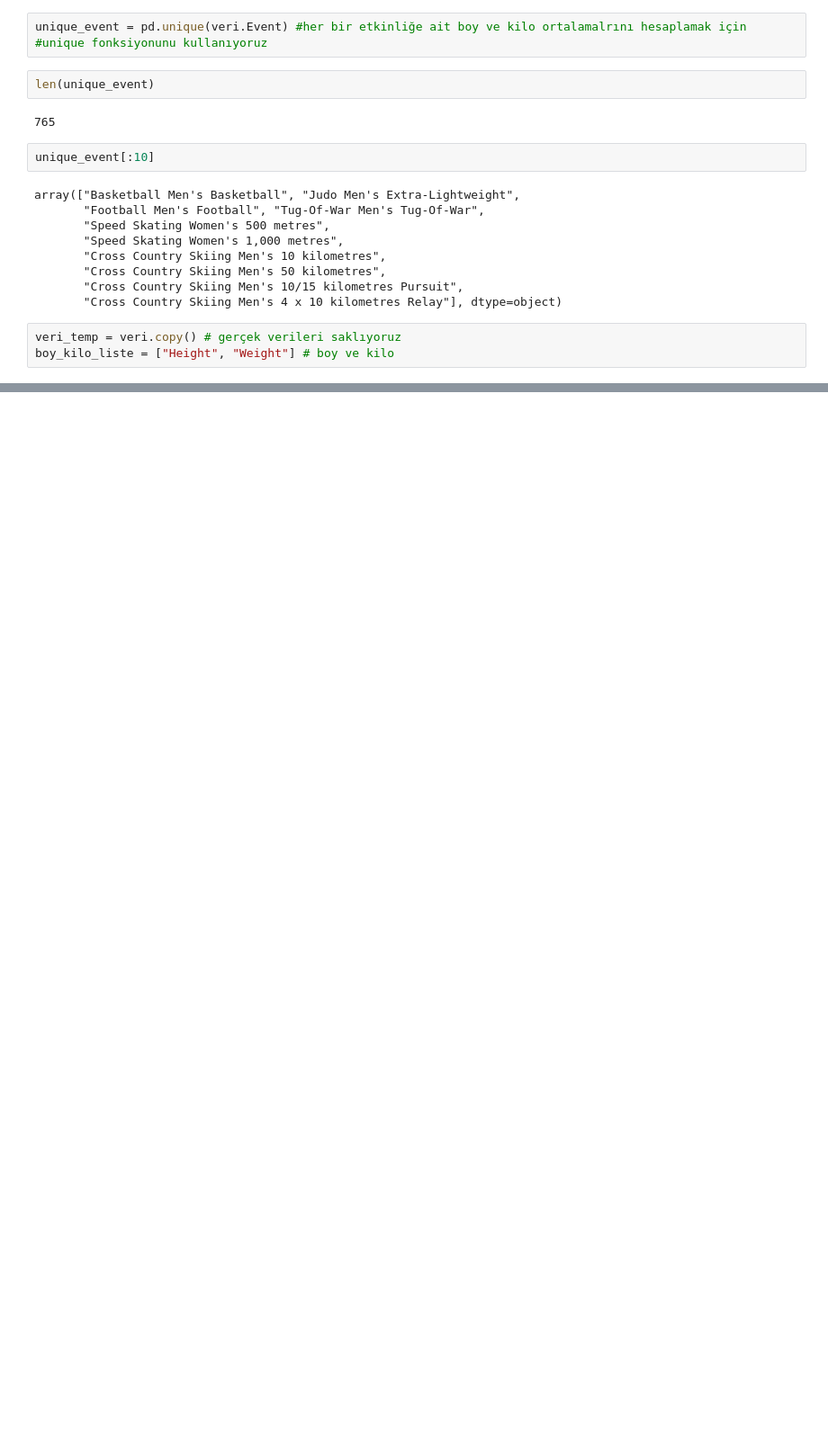
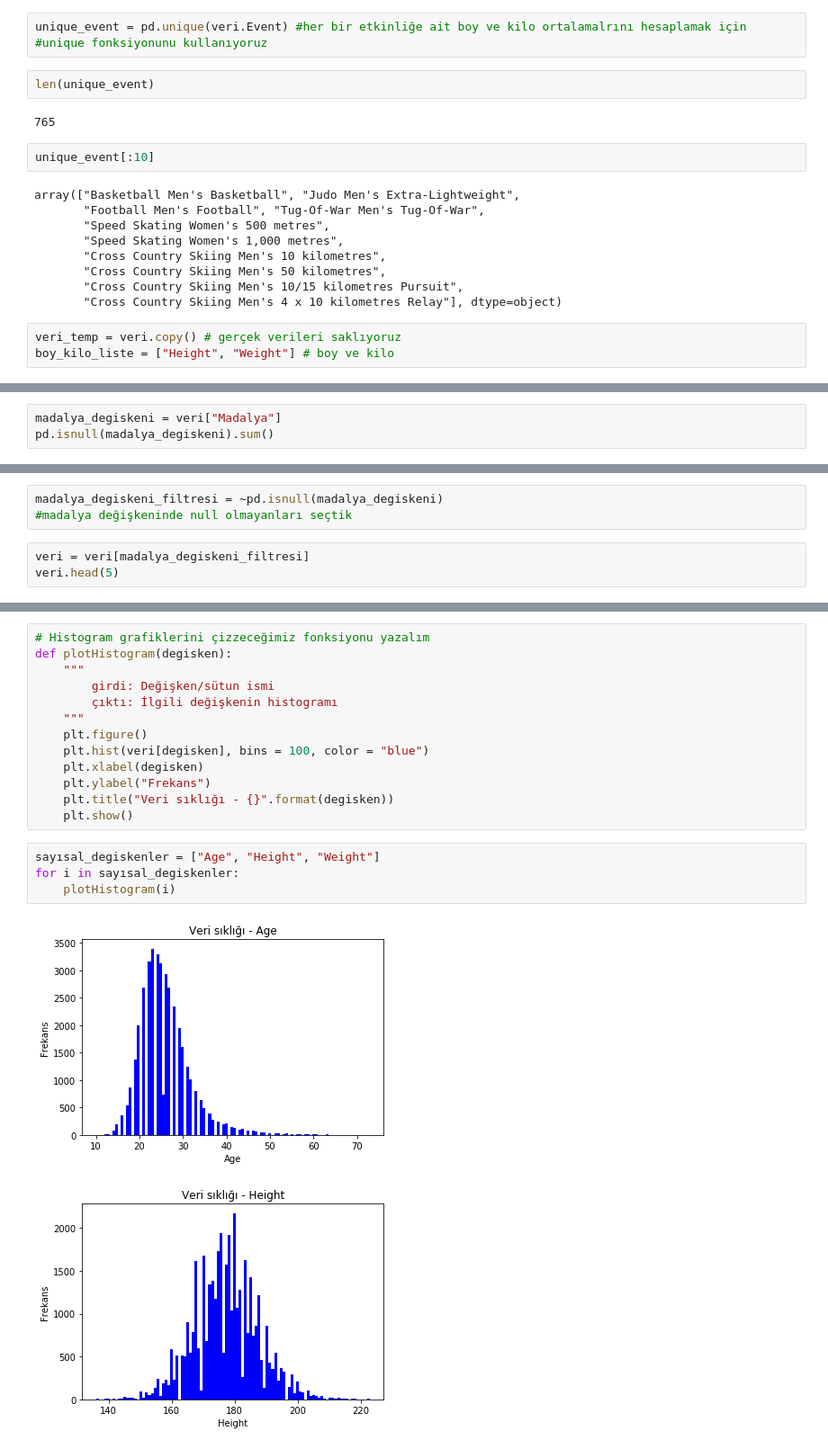
Before and after one commit to samiozenn/Data-Science-and-Machine-Learning-Workshop---Bootcamp-2022, a Jupyter notebook: Untitled.ipynb, the cells around one changed output, grey strips where cells are left out. Shown at 90% size. Drawn from its saved outputs; the diff is of its cells as text; blank space fills up the shorter version.

```diff
--- a/Untitled.ipynb
+++ b/Untitled.ipynb
@@ -129,0 +166,3 @@ memory usage: 26.9+ MB
+# %%
+madalya_degiskeni = veri["Madalya"]
+pd.isnull(madalya_degiskeni).sum()
@@ -129,0 +171,6 @@ memory usage: 26.9+ MB
+# %%
+madalya_degiskeni_filtresi = ~pd.isnull(madalya_degiskeni)
+#madalya değişkeninde null olmayanları seçtik
+# %%
+veri = veri[madalya_degiskeni_filtresi]
+veri.head(5)
@@ -129,0 +210,20 @@ memory usage: 26.9+ MB
+# %%
+# Histogram grafiklerini çizzeceğimiz fonksiyonu yazalım
+def plotHistogram(degisken):
+    """
+        girdi: Değişken/sütun ismi
+        çıktı: İlgili değişkenin histogramı
+    """
+    plt.figure()
+    plt.hist(veri[degisken], bins = 100, color = "blue")
+    plt.xlabel(degisken)
+    plt.ylabel("Frekans")
+    plt.title("Veri sıklığı - {}".format(degisken))
+    plt.show()
+# %%
+sayısal_degiskenler = ["Age", "Height", "Weight"]
+for i in sayısal_degiskenler:
+    plotHistogram(i)
+# %% [output]
+[figure, added]
+[figure, added]
```
Also changed, not shown: parts of 13 cells of this notebook, 1 other file.
